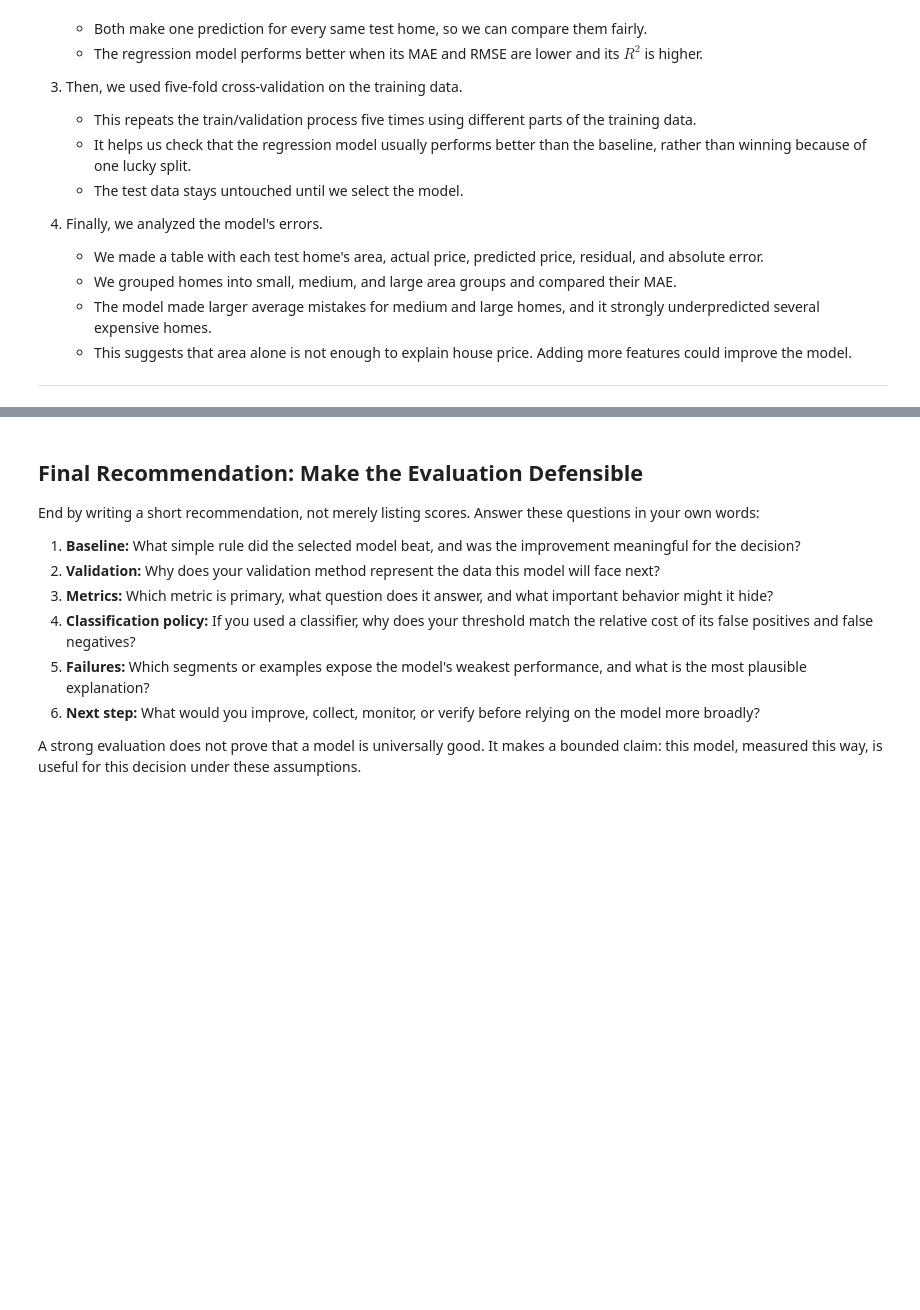
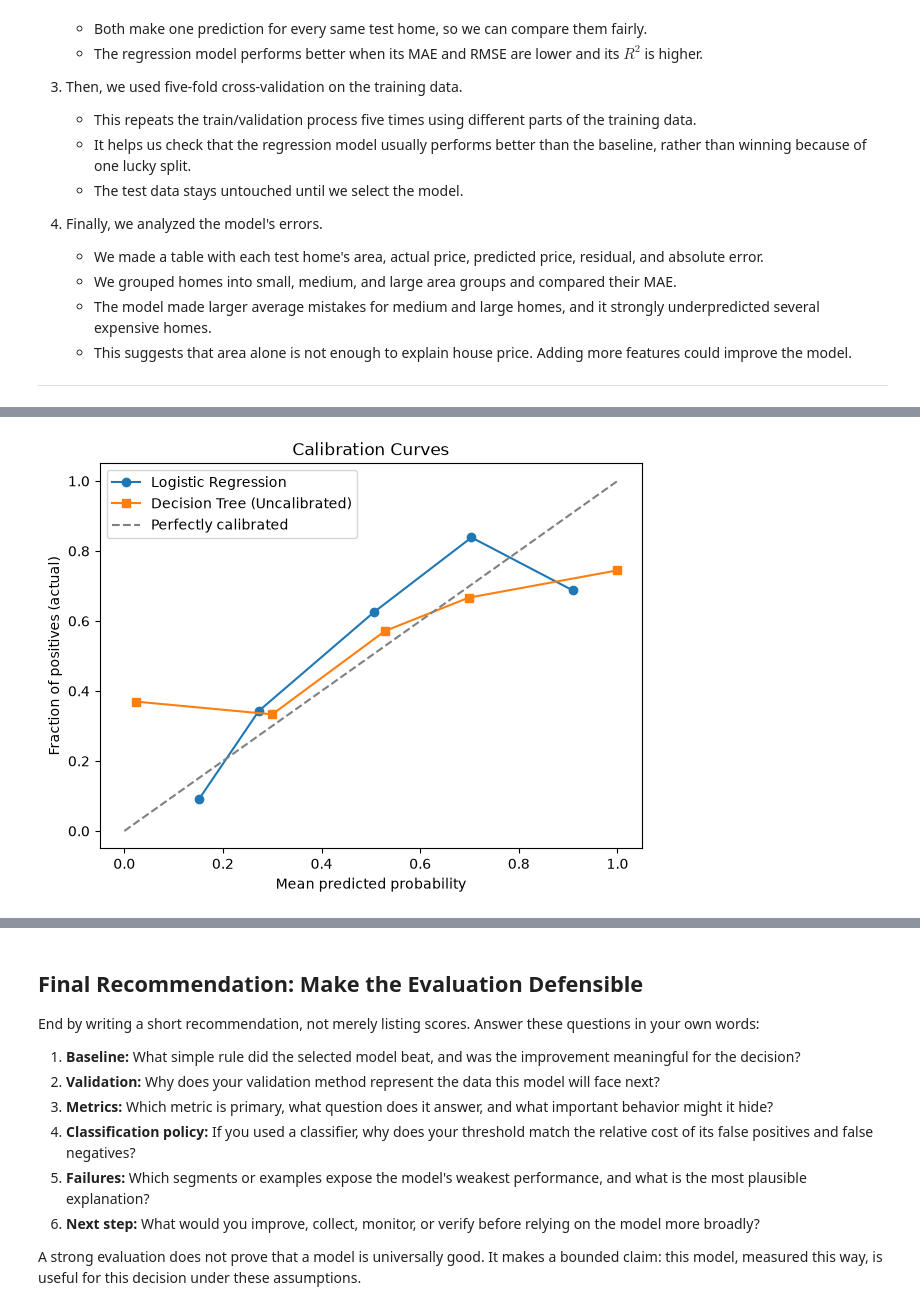
Before and after one commit to claudiafarkas/crashcourses, a Jupyter notebook: foundations_and_models/model_evaluation_error_analysis.ipynb, the cells around one changed output, grey strips where cells are left out. Drawn from its saved outputs; the diff is of its cells as text; code cells hidden in the pictures; blank space fills up the shorter version.

Commit message:
classificatin model eval updates

```diff
--- a/foundations_and_models/model_evaluation_error_analysis.ipynb
+++ b/foundations_and_models/model_evaluation_error_analysis.ipynb
@@ -450,2 +620,80 @@ Use the slices to form a hypothesis, not a verdict. A gap may call for more data
 # %%
-# TODO: Plot calibration curves, calibrate a classifier, and compare classification metrics by market segment.
+import matplotlib.pyplot as plt
+import pandas as pd
+from sklearn.calibration import CalibratedClassifierCV, calibration_curve
+from sklearn.metrics import accuracy_score, precision_score, recall_score
+from sklearn.tree import DecisionTreeClassifier
+
+# 1. Plot calibration curves for Logistic Regression and Decision Tree.
+tree_model = models["Decision tree"]
+tree_model.fit(X_train, y_train)
+y_prob_tree = tree_model.predict_proba(X_test)[:, 1]
+
+logistic_model = models["Logistic regression"]
+logistic_model.fit(X_train, y_train)
+y_prob_logreg = logistic_model.predict_proba(X_test)[:, 1]
+
+prob_true_lr, prob_pred_lr = calibration_curve(y_test, y_prob_logreg, n_bins=5)
+prob_true_dt, prob_pred_dt = calibration_curve(y_test, y_prob_tree, n_bins=5)
+
+plt.figure(figsize=(7, 5))
+plt.plot(prob_pred_lr, prob_true_lr, marker="o", label="Logistic Regression")
+plt.plot(prob_pred_dt, prob_true_dt, marker="s", label="Decision Tree (Uncalibrated)")
+plt.plot([0, 1], [0, 1], linestyle="--", color="gray", label="Perfectly calibrated")
+plt.xlabel("Mean predicted probability")
+plt.ylabel("Fraction of positives (actual)")
+plt.title("Calibration Curves")
+plt.legend()
+plt.show()
+
+# 2. Calibrate the Decision Tree using cross-validation on training data.
+calibrated_tree = CalibratedClassifierCV(estimator=DecisionTreeClassifier(random_state=42), cv=5)
+calibrated_tree.fit(X_train, y_train)
+y_prob_cal_tree = calibrated_tree.predict_proba(X_test)[:, 1]
+
+prob_true_cal, prob_pred_cal = calibration_curve(y_test, y_prob_cal_tree, n_bins=5)
+
+plt.figure(figsize=(7, 5))
+plt.plot(prob_pred_dt, prob_true_dt, marker="s", label="Decision Tree (Uncalibrated)")
+plt.plot(prob_pred_cal, prob_true_cal, marker="^", label="Decision Tree (Calibrated)")
+plt.plot([0, 1], [0, 1], linestyle="--", color="gray", label="Perfectly calibrated")
+plt.xlabel("Mean predicted probability")
+plt.ylabel("Fraction of positives (actual)")
+plt.title("Decision Tree: Before vs After Calibration")
+plt.legend()
+plt.show()
+
+# 3. Classification Error Slices by area group (using the Logistic Regression 0.50 threshold)
+slice_df = pd.DataFrame({
+    "area": X_test["area"].to_numpy(),
+    "actual": y_test.to_numpy(),
+    "predicted": (y_prob_logreg >= 0.5).astype(int),
+})
+slice_df["area_group"] = pd.qcut(slice_df["area"], q=3, labels=["Small", "Medium", "Large"])
+
+# Calculate accuracy, precision, and recall by area slice
+slice_metrics = []
+for group_name, group_data in slice_df.groupby("area_group", observed=True):
+    slice_metrics.append({
+        "Area Group": group_name,
+        "Total Homes": len(group_data),
+        "Actual Above Median": group_data["actual"].sum(),
+        "Accuracy": accuracy_score(group_data["actual"], group_data["predicted"]),
+        "Precision": precision_score(group_data["actual"], group_data["predicted"], zero_division=0),
+        "Recall": recall_score(group_data["actual"], group_data["predicted"], zero_division=0),
+    })
+
+slice_metrics_df = pd.DataFrame(slice_metrics).set_index("Area Group")
+print("Classification performance across market segments (Area groups):")
+slice_metrics_df.round(3)
+
+#so what does the callibration curve tell us?
+# The calibration curve shows how well the predicted probabilities of a model align with the actual outcomes.
+# A perfectly calibrated model would have its curve lie on the diagonal line (y=x), indicating that the predicted probability matches the observed frequency.
+# In our plots, we can see that the Logistic Regression model is closer to the diagonal, suggesting it is better calibrated than the uncalibrated Decision Tree.
+# After calibration, the Decision Tree's curve moves closer to the diagonal, indicating improved probability estimates.
+
+# So should we use the calibrated model from now on if we need to keep using the Decision Tree for predictions?
+# Yes, if we need to keep using the Decision Tree for predictions and want more reliable probability estimates, we should use the calibrated version of the model.
+# %% [output]
+[figure, added]
```
Also changed, not shown: parts of 9 cells of this notebook.
